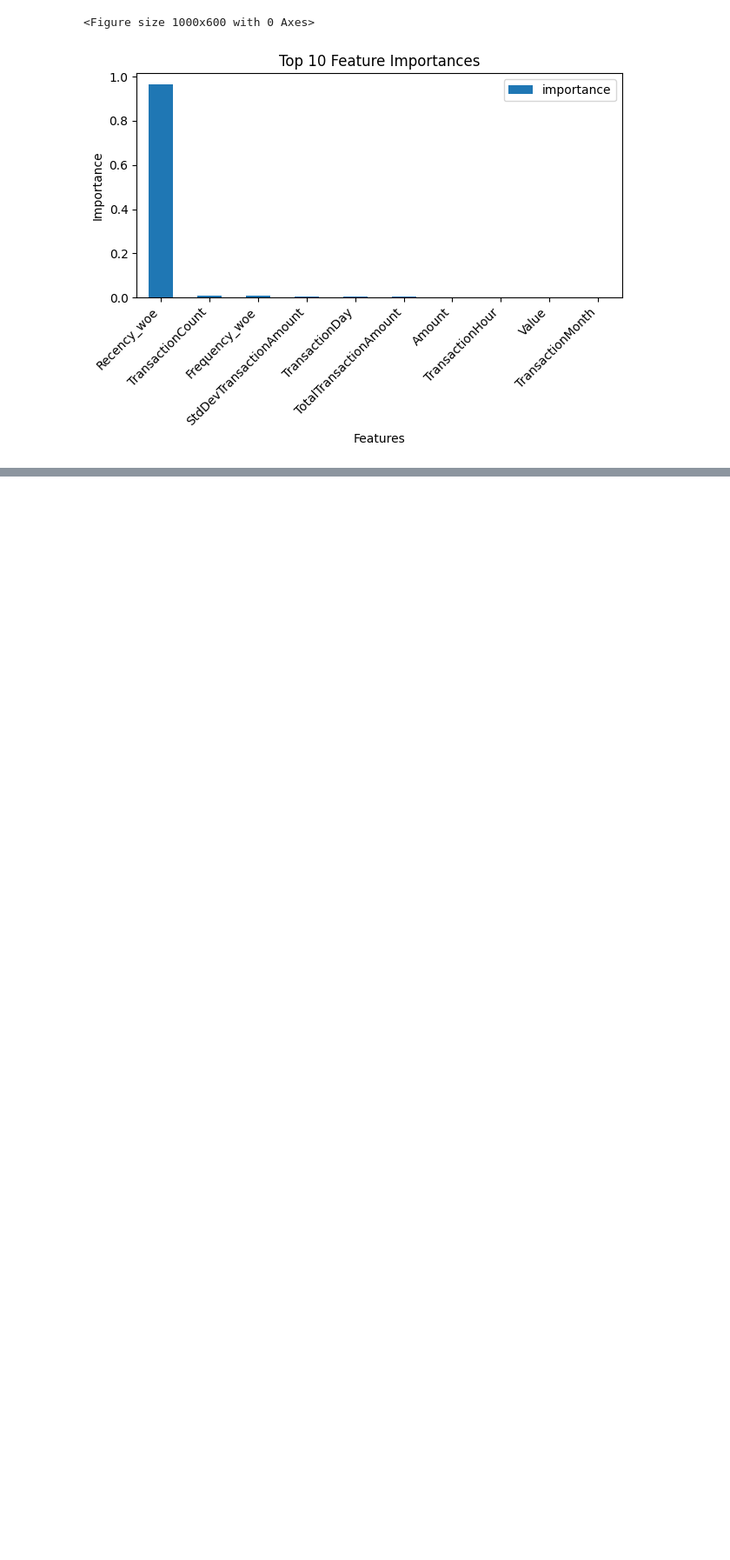
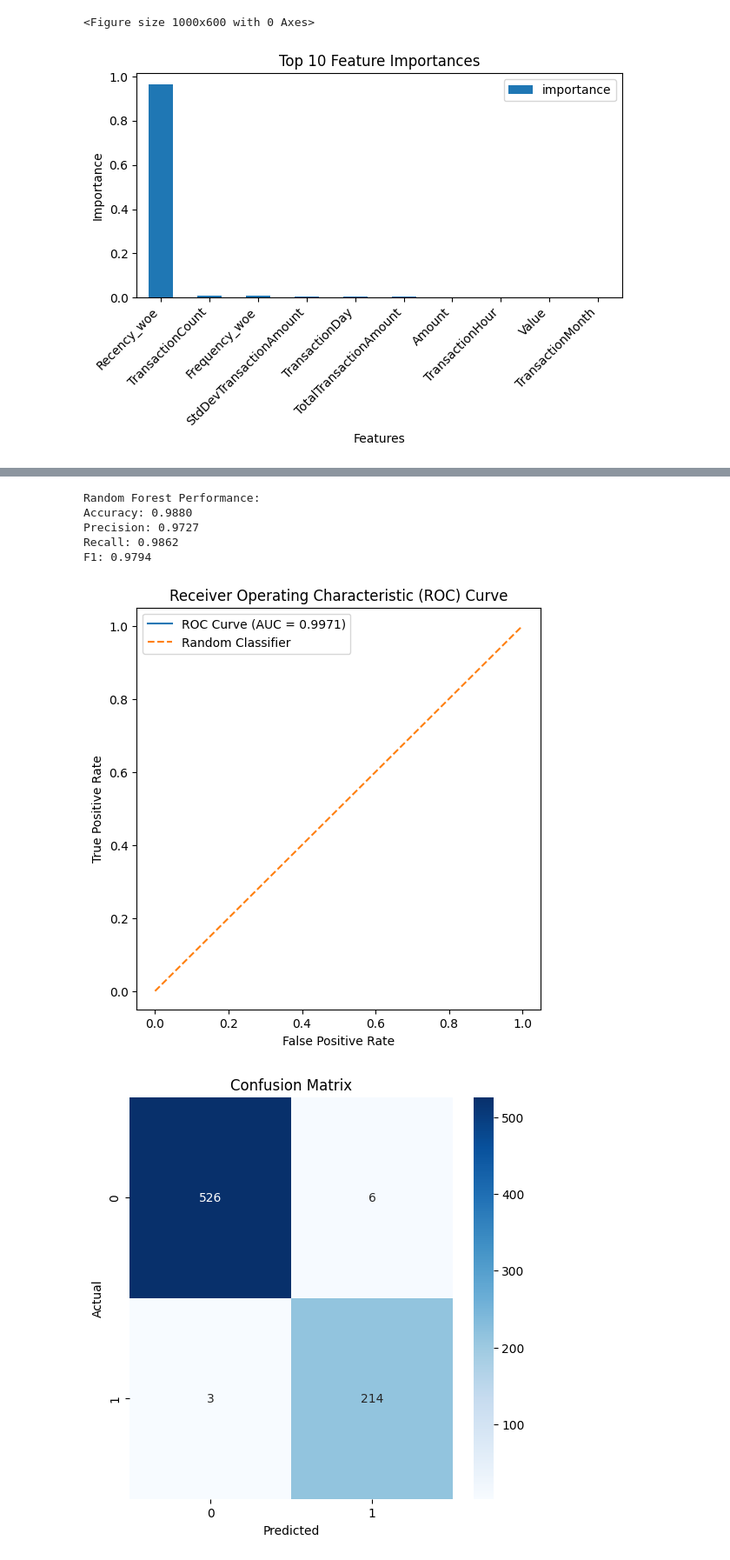
Before and after one commit to nebiyu-getachew/bati-bank-credit-scoring, a Jupyter notebook: notebooks/task_4.ipynb, the cells around one changed output, grey strips where cells are left out. Shown at 87% size. Saved outputs shown, nothing was run; the diff lists cells and outputs as text; code cells hidden in the pictures; blank space fills up the shorter version.

Commit message:
Random Forest Model

```diff
--- a/notebooks/task_4.ipynb
+++ b/notebooks/task_4.ipynb
@@ -192,0 +195,29 @@ F1: 0.9794
+# %%
+# Train Random Forest model
+rf_param_grid = {
+    'n_estimators': [100, 200, 300],
+    'max_depth': [None, 10, 20, 30],
+    'min_samples_split': [2, 5, 10],
+    'min_samples_leaf': [1, 2, 4]
+}
+best_rf_model = tune_model(rf_model, X_train, y_train, rf_param_grid)
+# %%
+
+# evaluate Random Forest model
+print("\nRandom Forest Performance:")
+rf_metrics = evaluate_model(best_rf_model, X_test, y_test)
+for metric, value in rf_metrics.items():
+    print(f"{metric.capitalize()}: {value:.4f}")
+
+plot_roc_curve(best_rf_model, X_test, y_test)
+plot_confusion_matrix(best_rf_model, X_test, y_test)
+plot_learning_curve(best_rf_model, X, y)
+plot_feature_importance(best_rf_model, X)
+# %% [output]
+Random Forest Performance:
+Accuracy: 0.9880
+Precision: 0.9727
+Recall: 0.9862
+F1: 0.9794
+[figure, added]
+[figure, added]
```
Also changed, not shown: parts of 2 cells of this notebook.
